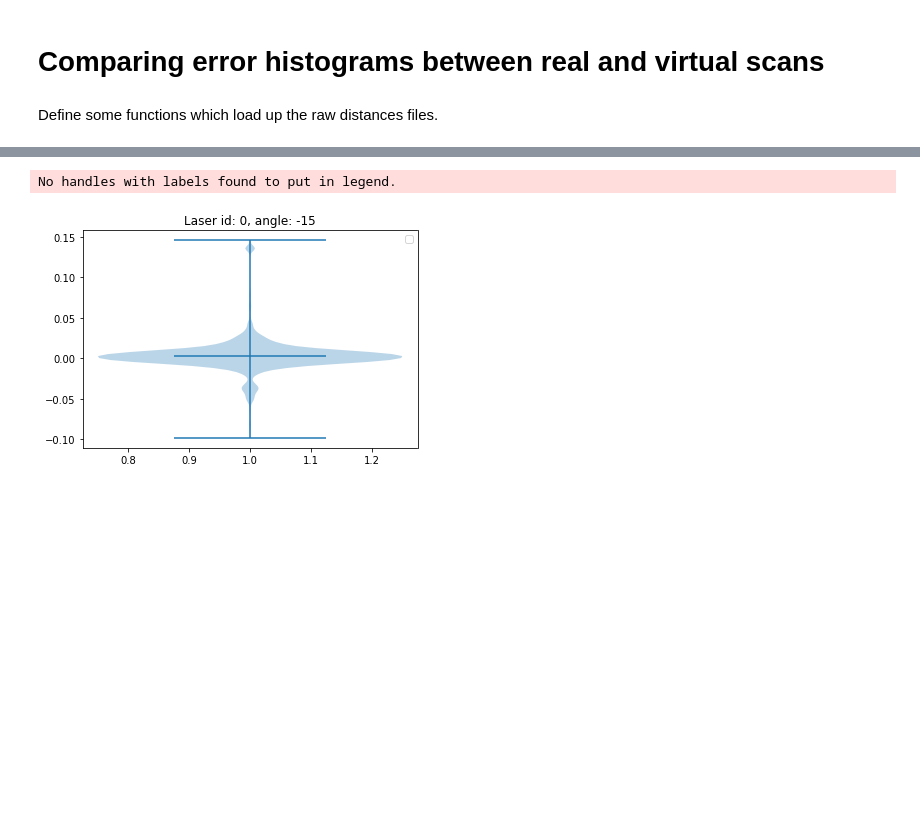
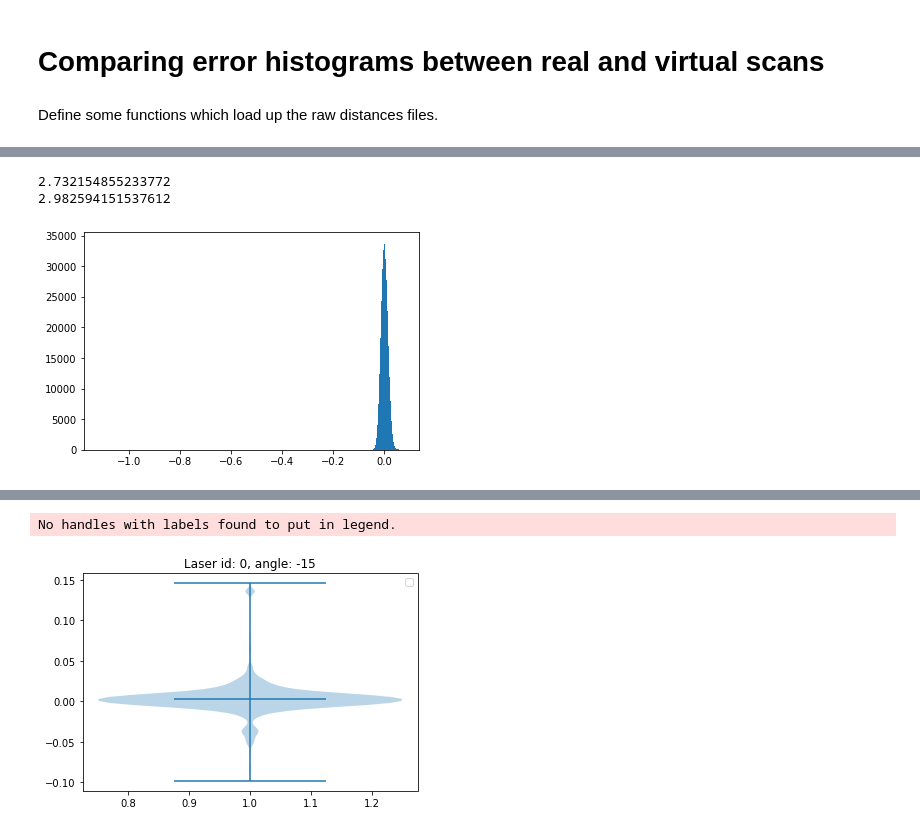
Before and after one commit to branislavjenco/thesis-code, a Jupyter notebook: histograms.ipynb, the cells around one changed output, grey strips where cells are left out. Saved outputs shown, nothing was run; the diff lists cells and outputs as text; code cells hidden in the pictures; blank space fills up the shorter version.

```diff
--- a/histograms.ipynb
+++ b/histograms.ipynb
@@ -30,0 +61,9 @@ virtual_distances = load_measurement_files_per_distance("/home/branislav/repos/t
+# %%
+print(2*np.std(all_real_distances[:, 0]) *100)
+print(2*np.std(all_real_distances_floor[:, 0]) *100)
+plt.hist(all_real_distances[:, 0], bins="auto")
+plt.show()
+# %% [output]
+2.732154855233772
+2.982594151537612
+[figure, added]
```
Also changed, not shown: parts of 6 cells of this notebook, 8 other files.
